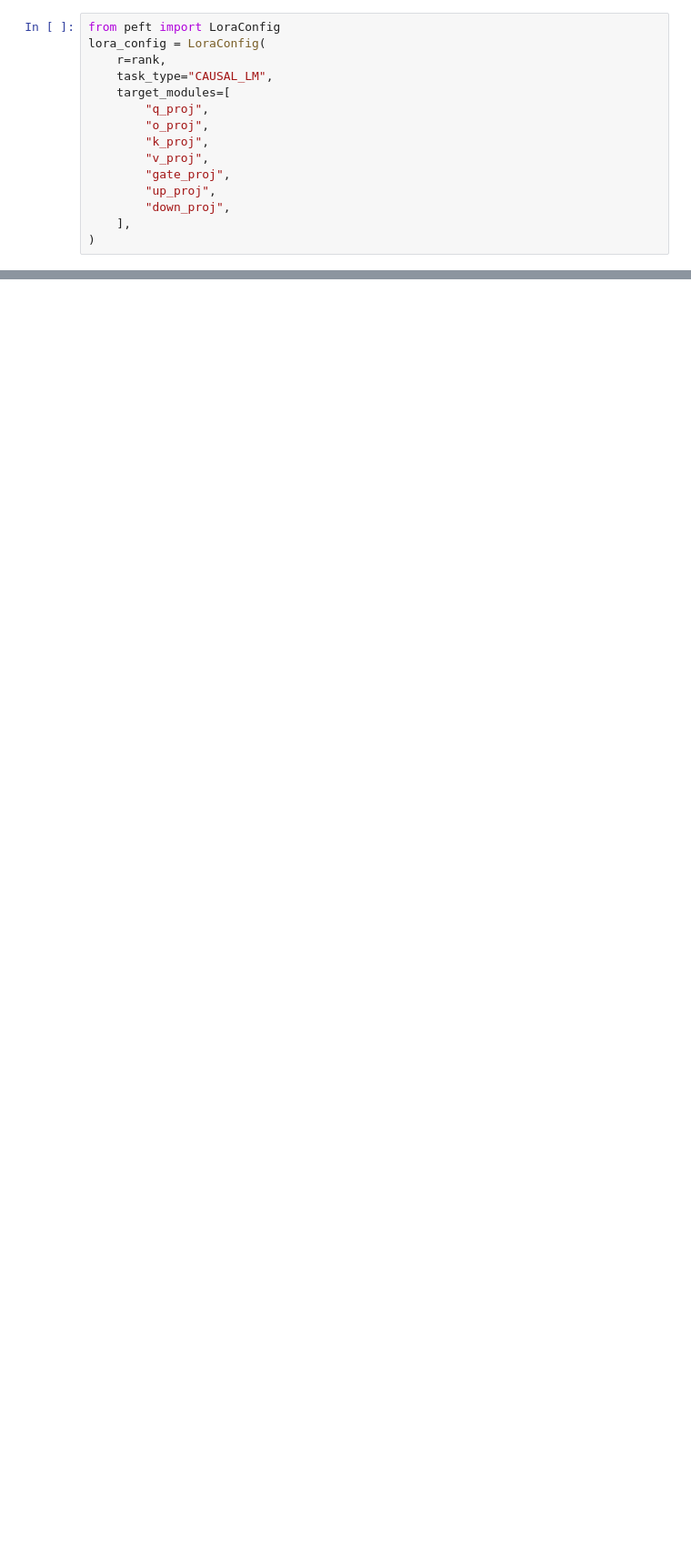
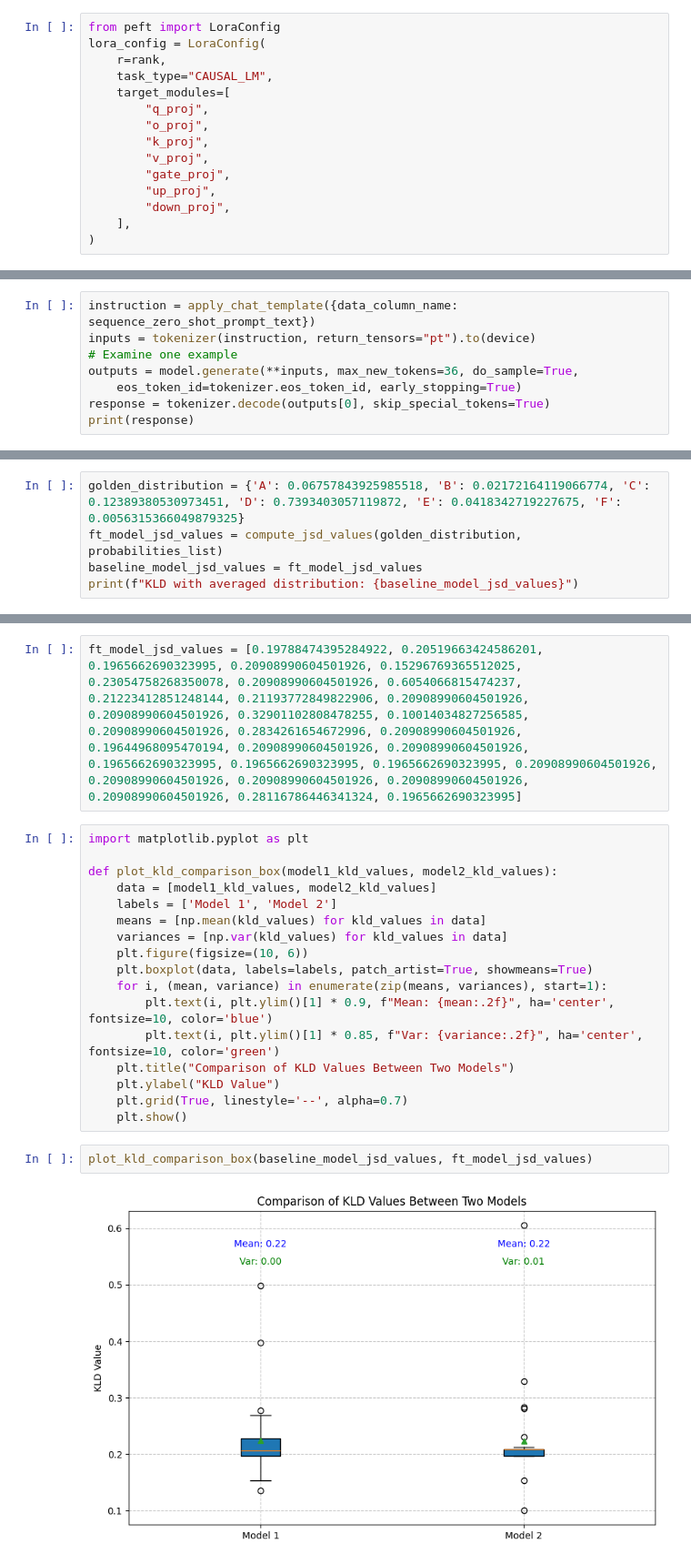
Before and after one commit to gargarushee/Benchmarking-Distributional-Alignment-of-Small-Language-Models, a Jupyter notebook: gemma-lora.ipynb, the cells around one changed output, grey strips where cells are left out. Shown: that part at 91% size. Drawn from its saved outputs; the diff is of its cells as text; blank space fills up the shorter version.

```diff
--- a/gemma-lora.ipynb
+++ b/gemma-lora.ipynb
@@ -128,0 +337,8 @@ Here
+# %%
+instruction = apply_chat_template({data_column_name: sequence_zero_shot_prompt_text})
+inputs = tokenizer(instruction, return_tensors="pt").to(device)
+# Examine one example
+outputs = model.generate(**inputs, max_new_tokens=36, do_sample=True,
+    eos_token_id=tokenizer.eos_token_id, early_stopping=True)
+response = tokenizer.decode(outputs[0], skip_special_tokens=True)
+print(response)
@@ -128,0 +417,5 @@ Here
+# %%
+golden_distribution = {'A': 0.06757843925985518, 'B': 0.02172164119066774, 'C': 0.12389380530973451, 'D': 0.7393403057119872, 'E': 0.0418342719227675, 'F': 0.0056315366049879325}
+ft_model_jsd_values = compute_jsd_values(golden_distribution, probabilities_list)
+baseline_model_jsd_values = ft_model_jsd_values
+print(f"KLD with averaged distribution: {baseline_model_jsd_values}")
@@ -129,2 +424,25 @@ Here
+# %%
+ft_model_jsd_values = [0.19788474395284922, 0.20519663424586201, 0.1965662690323995, 0.20908990604501926, 0.15296769365512025, 0.23054758268350078, 0.20908990604501926, 0.6054066815474237, 0.21223412851248144, 0.21193772849822906, 0.20908990604501926, 0.20908990604501926, 0.32901102808478255, 0.10014034827256585, 0.20908990604501926, 0.2834261654672996, 0.20908990604501926, 0.19644968095470194, 0.20908990604501926, 0.20908990604501926, 0.1965662690323995, 0.1965662690323995, 0.1965662690323995, 0.20908990604501926, 0.20908990604501926, 0.20908990604501926, 0.20908990604501926, 0.20908990604501926, 0.28116786446341324, 0.1965662690323995]
+# %%
+import matplotlib.pyplot as plt
+
+def plot_kld_comparison_box(model1_kld_values, model2_kld_values):
+    data = [model1_kld_values, model2_kld_values]
+    labels = ['Model 1', 'Model 2']
+    means = [np.mean(kld_values) for kld_values in data]
+    variances = [np.var(kld_values) for kld_values in data]
+    plt.figure(figsize=(10, 6))
+    plt.boxplot(data, labels=labels, patch_artist=True, showmeans=True)
+    for i, (mean, variance) in enumerate(zip(means, variances), start=1):
+        plt.text(i, plt.ylim()[1] * 0.9, f"Mean: {mean:.2f}", ha='center', fontsize=10, color='blue')
+        plt.text(i, plt.ylim()[1] * 0.85, f"Var: {variance:.2f}", ha='center', fontsize=10, color='green')
+    plt.title("Comparison of KLD Values Between Two Models")
+    plt.ylabel("KLD Value")
+    plt.grid(True, linestyle='--', alpha=0.7)
+    plt.show()
+# %%
+plot_kld_comparison_box(baseline_model_jsd_values, ft_model_jsd_values)
+# %% [output]
+[figure, added]
 # %%
 model.push_to_hub("gemma-2-finetuned-" + demographic)
```
Also changed, not shown: parts of 24 cells of this notebook.
